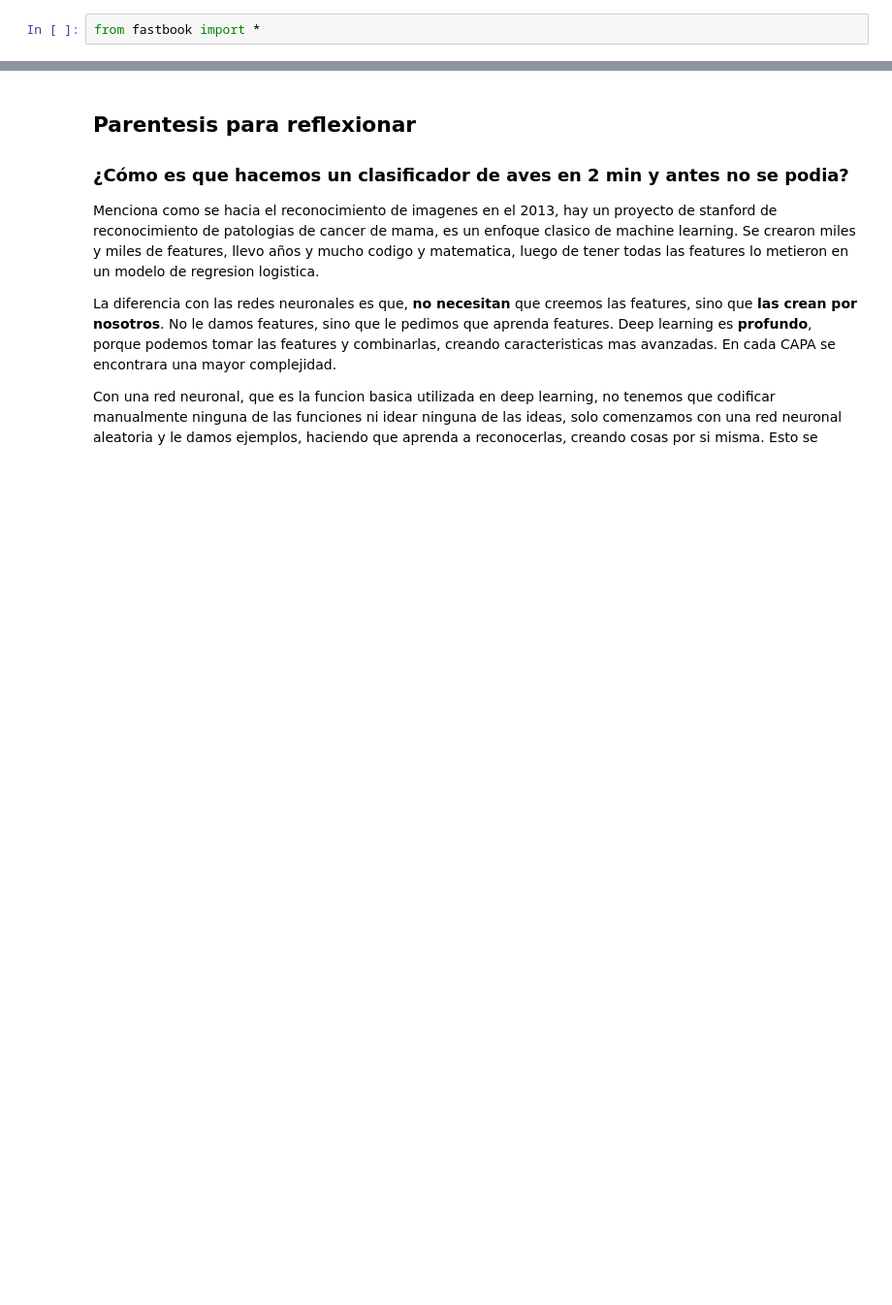
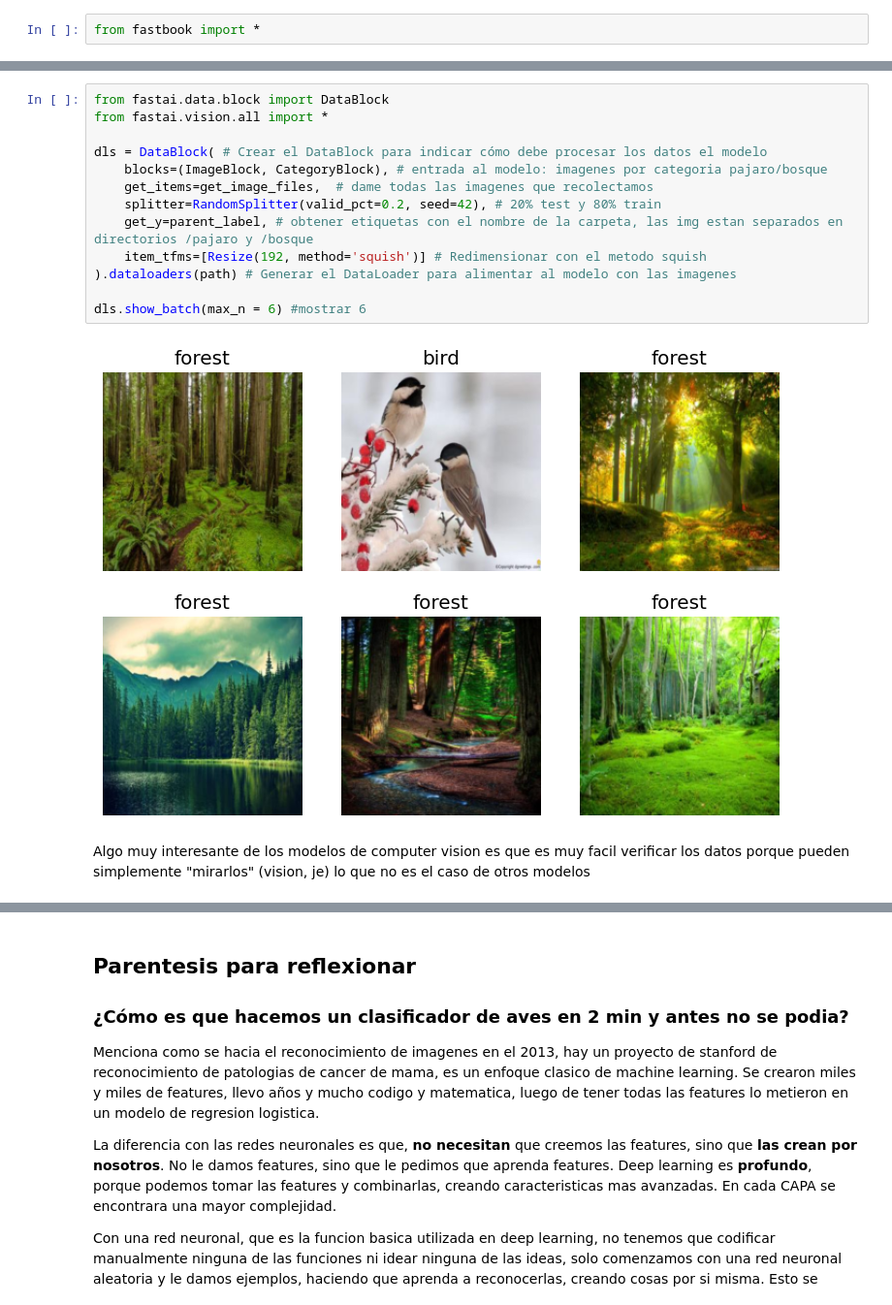
Before and after one commit to sofiavalino/fastbook, a Jupyter notebook: 01_intro_svalino.ipynb, the cells around one changed output, grey strips where cells are left out. Shown at 97% size. Cells and saved outputs as stored; diff of their text form; blank space fills up the shorter version.

```diff
--- a/01_intro_svalino.ipynb
+++ b/01_intro_svalino.ipynb
@@ -89,0 +137,17 @@ dls.show_batch(max_n = 6) #mostra 6
+# %%
+from fastai.data.block import DataBlock
+from fastai.vision.all import *
+
+dls = DataBlock( # Crear el DataBlock para indicar cómo debe procesar los datos el modelo
+    blocks=(ImageBlock, CategoryBlock), # entrada al modelo: imagenes por categoria pajaro/bosque
+    get_items=get_image_files,  # dame todas las imagenes que recolectamos
+    splitter=RandomSplitter(valid_pct=0.2, seed=42), # 20% test y 80% train
+    get_y=parent_label, # obtener etiquetas con el nombre de la carpeta, las img estan separados en directorios /pajaro y /bosque
+    item_tfms=[Resize(192, method='squish')] # Redimensionar con el metodo squish
+).dataloaders(path) # Generar el DataLoader para alimentar al modelo con las imagenes
+
+dls.show_batch(max_n = 6) #mostrar 6
+# %% [output]
+[figure, added]
+# %% [markdown]
+Algo muy interesante de los modelos de computer vision es que es muy facil verificar los datos porque pueden simplemente "mirarlos" (vision, je) lo que no es el caso de otros modelos
```
Also changed, not shown: parts of 19 cells of this notebook.
